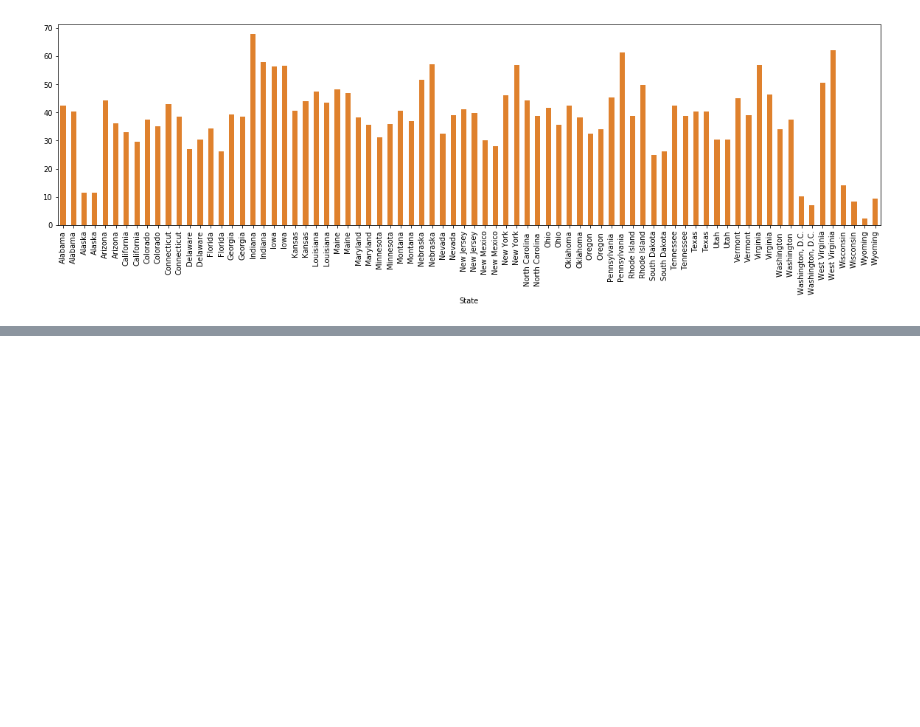
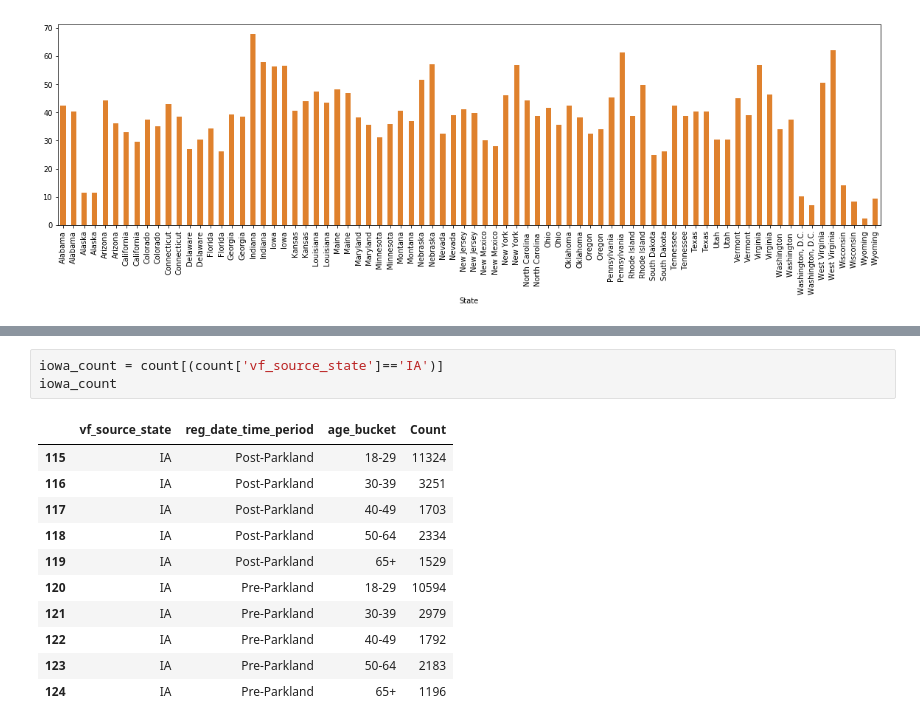
Before and after one commit to linleysanders/data-studio, a Jupyter notebook: Code/03-youth-vote/Youth Vote.ipynb, the cells around one changed output, grey strips where cells are left out. Drawn from its saved outputs; the diff is of its cells as text; blank space fills up the shorter version.

```diff
--- a/Code/03-youth-vote/Youth Vote.ipynb
+++ b/Code/03-youth-vote/Youth Vote.ipynb
@@ -100,0 +114,15 @@ pct_change.plot(kind='bar', x='State', y='Percent_Change', figsize=(17, 8), lege
+# %%
+iowa_count = count[(count['vf_source_state']=='IA')]
+iowa_count
+# %% [output]
+|  | vf_source_state | reg_date_time_period | age_bucket | Count |
+| 115 | IA | Post-Parkland | 18-29 | 11324 |
+| 116 | IA | Post-Parkland | 30-39 | 3251 |
+| 117 | IA | Post-Parkland | 40-49 | 1703 |
+| 118 | IA | Post-Parkland | 50-64 | 2334 |
+| 119 | IA | Post-Parkland | 65+ | 1529 |
+| 120 | IA | Pre-Parkland | 18-29 | 10594 |
+| 121 | IA | Pre-Parkland | 30-39 | 2979 |
+| 122 | IA | Pre-Parkland | 40-49 | 1792 |
+| 123 | IA | Pre-Parkland | 50-64 | 2183 |
+| 124 | IA | Pre-Parkland | 65+ | 1196 |
```
Also changed, not shown: parts of 7 cells of this notebook, 13 other files.
